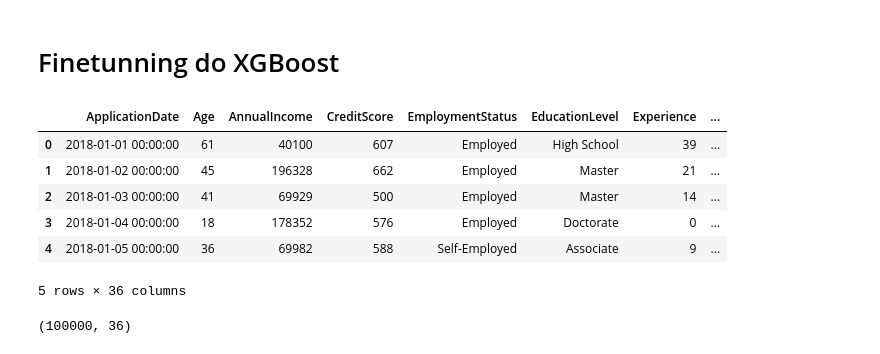
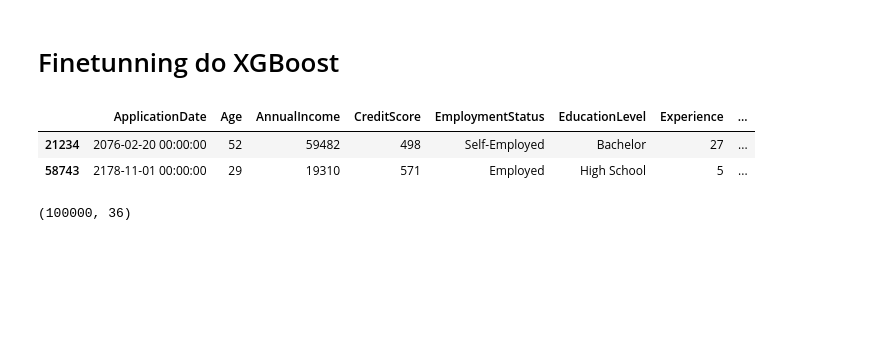
Before and after one commit to lslm/risk-analysis, a Jupyter notebook: notebooks/XGBoostExperiment.ipynb, the cells around one changed output. Cells and saved outputs as stored; diff of their text form; code cells hidden in the pictures; blank space fills up the shorter version.

```diff
--- a/notebooks/XGBoostExperiment.ipynb
+++ b/notebooks/XGBoostExperiment.ipynb
@@ -28,16 +28,13 @@ training_dataset = "data/raw/loan_data_large.csv"
 test_dataset = "data/raw/loan_data_test.csv"
 # %%
 df = pd.read_csv(training_dataset)
-# %%
-df.head()
-# %% [output]
-|  | ApplicationDate | Age | AnnualIncome | CreditScore | EmploymentStatus | EducationLevel | Experience | ... |
-| 0 | 2018-01-01 00:00:00 | 61 | 40100 | 607 | Employed | High School | 39 | ... |
-| 1 | 2018-01-02 00:00:00 | 45 | 196328 | 662 | Employed | Master | 21 | ... |
-| 2 | 2018-01-03 00:00:00 | 41 | 69929 | 500 | Employed | Master | 14 | ... |
-| 3 | 2018-01-04 00:00:00 | 18 | 178352 | 576 | Employed | Doctorate | 0 | ... |
-| 4 | 2018-01-05 00:00:00 | 36 | 69982 | 588 | Self-Employed | Associate | 9 | ... |
-5 rows × 36 columns
+# %%
+pd.options.display.max_columns = None
+df.loc[df['RiskScore'] == 82.0]
+# %% [output]
+|  | ApplicationDate | Age | AnnualIncome | CreditScore | EmploymentStatus | EducationLevel | Experience | ... |
+| 21234 | 2076-02-20 00:00:00 | 52 | 59482 | 498 | Self-Employed | Bachelor | 27 | ... |
+| 58743 | 2178-11-01 00:00:00 | 29 | 19310 | 571 | Employed | High School | 5 | ... |
 # %%
 df.shape
 # %% [output]
```
Also changed, not shown: parts of 10 cells of this notebook, 7 other files.
